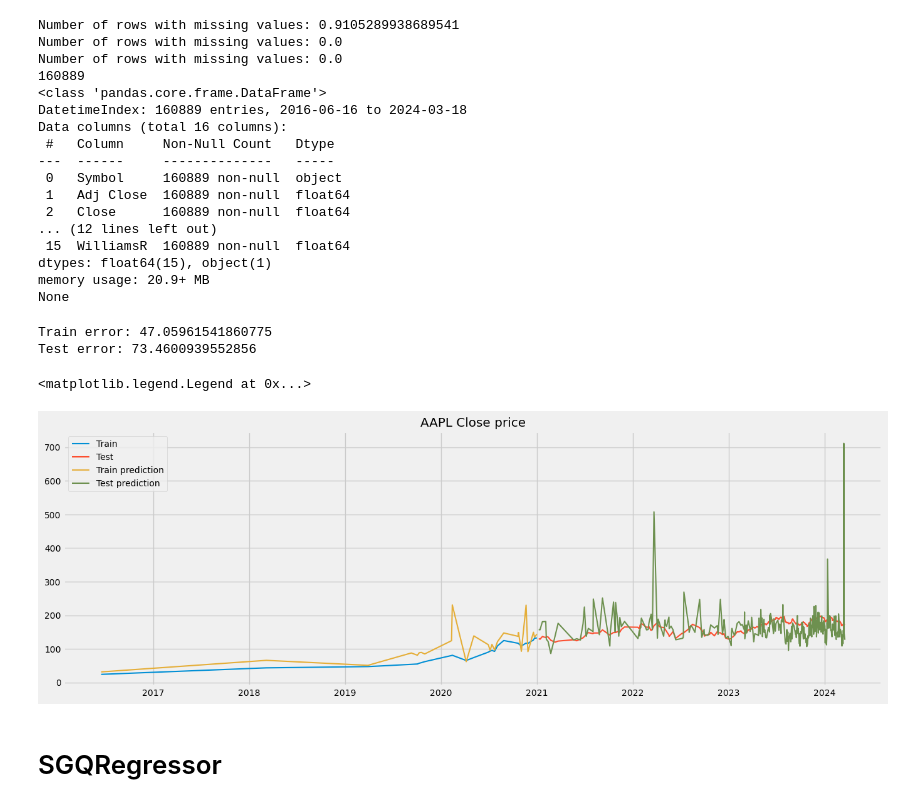
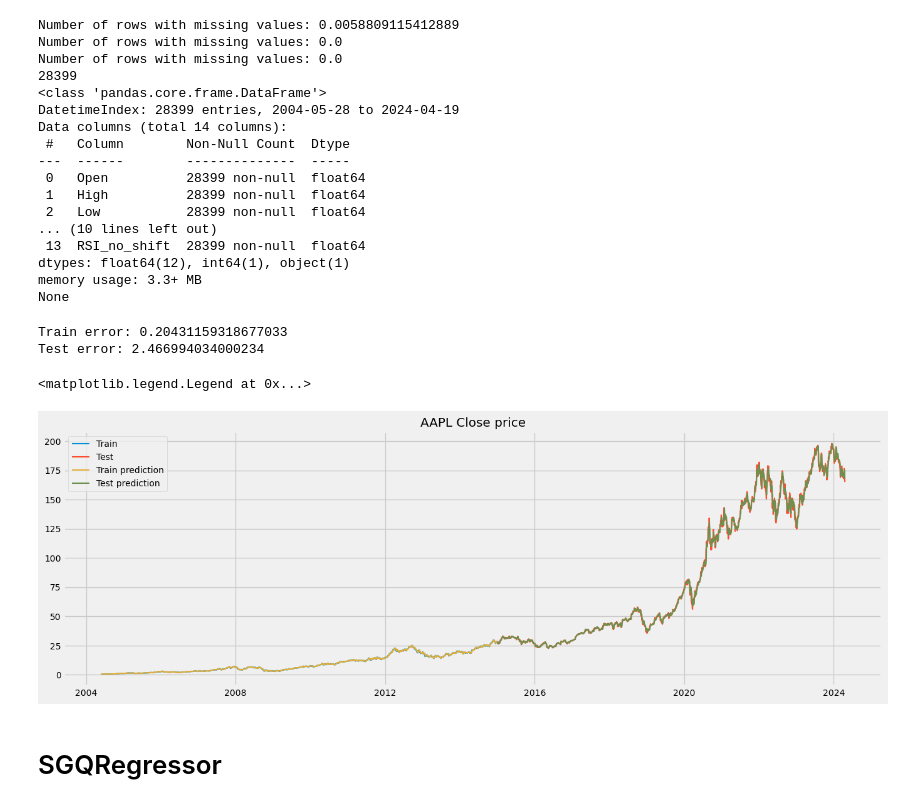
Before and after one commit to maxerial-benruscon/S_P_500_Prediction, a Jupyter notebook: exploration/starting_notebook.ipynb, the cells around one changed output. Saved outputs shown, nothing was run; the diff lists cells and outputs as text; code cells hidden in the pictures.

```diff
--- a/exploration/starting_notebook.ipynb
+++ b/exploration/starting_notebook.ipynb
@@ -58,29 +32,0 @@ data.tail()
-# %%
-
-
-# Assuming 'data' is your DataFrame
-# Ensure your DataFrame is sorted by 'Date' if it's not already
-data.sort_values(by=['Date'], inplace=True)
-
-# Placeholder DataFrame to hold the results
-result_data = pd.DataFrame()
-
-for symbol in data['Symbol'].unique():
-    # Filter the DataFrame for the current symbol
-    stock_data = data[data['Symbol'] == symbol]
-
-    # Calculate the SMA for the filtered DataFrame
-    # Here, we are calculating a 20-day SMA of the 'Close' price
-    stock_data['RSI'] = TA.RSI(stock_data)
-    stock_data['ATR'] = TA.ATR(stock_data)
-    stock_data['BBWIDTH'] = TA.BBWIDTH(stock_data)
-    stock_data['WilliamsR'] = TA.WILLIAMS(stock_data)
-
-    # Append the results to the result_data
-    result_data = pd.concat([result_data, stock_data])
-
-# Optionally, you might want to sort the result_data by 'Date' and 'Symbol' again
-result_data.sort_values(by=['Date', 'Symbol'], inplace=True)
-
-data = result_data
-# result_data now contains your original data along with the new 20d_SMA indicator for each stock
@@ -105,27 +112,27 @@ See the caveats in the documentation: https://pandas.pydata.org/pandas-docs/stab
 # %%
 print(f'Number of rows with missing values: {data.isnull().any(axis=1).mean()}')
-data.dropna(subset=['Close','5ma', '25ma', '50ma', '100ma', '200ma', 'RSI', 'ATR', 'BBWIDTH', 'WilliamsR'], inplace=True)
+data.dropna(subset=['Close','3ma', '7ma', '14ma', '21ma', '28ma', 'RSI_14' ], inplace=True)
 print(f'Number of rows with missing values: {data.isnull().any(axis=1).mean()}')
 print(f'Number of rows with missing values: {data.isnull().any(axis=1).mean()}')
 print(len(data))
 print(data.info())
 # %% [output]
-Number of rows with missing values: 0.9105289938689541
+Number of rows with missing values: 0.0058809115412889
 Number of rows with missing values: 0.0
 Number of rows with missing values: 0.0
-160889
+28399
 <class 'pandas.core.frame.DataFrame'>
-DatetimeIndex: 160889 entries, 2016-06-16 to 2024-03-18
-Data columns (total 16 columns):
- #   Column     Non-Null Count   Dtype
----  ------     --------------   -----
- 0   Symbol     160889 non-null  object
- 1   Adj Close  160889 non-null  float64
- 2   Close      160889 non-null  float64
-... (12 lines left out)
- 15  WilliamsR  160889 non-null  float64
-dtypes: float64(15), object(1)
-memory usage: 20.9+ MB
+DatetimeIndex: 28399 entries, 2004-05-28 to 2024-04-19
+Data columns (total 14 columns):
+ #   Column        Non-Null Count  Dtype
+---  ------        --------------  -----
+ 0   Open          28399 non-null  float64
+ 1   High          28399 non-null  float64
+ 2   Low           28399 non-null  float64
+... (10 lines left out)
+ 13  RSI_no_shift  28399 non-null  float64
+dtypes: float64(12), int64(1), object(1)
+memory usage: 3.3+ MB
 None
 # %%
 #forcast the close price using the 25ma and 50ma
@@ -133,13 +140,13 @@ None
 #convert Date to index
 #data.set_index('Date', inplace=True)
 
-data_train = data.loc[data.index < '2021-01-01']
-data_test = data.loc[data.index >= '2021-01-01']
+data_train = data.loc[data.index < '2015-01-01']
+data_test = data.loc[data.index >= '2015-01-01']
 
-X_train = data_train[['5ma','25ma', '50ma', '100ma', '200ma',  'RSI', 'ATR', 'BBWIDTH', 'WilliamsR']]
+X_train = data_train[['3ma','7ma', '14ma', '21ma', '28ma', 'RSI_14'   ]]
 y_train = data_train['Close']
 
-X_test = data_test[['5ma','25ma', '50ma', '100ma', '200ma',  'RSI', 'ATR', 'BBWIDTH', 'WilliamsR']]
+X_test = data_test[['3ma','7ma', '14ma', '21ma', '28ma', 'RSI_14'   ]]
 y_test = data_test['Close']
 
 #standardize the data
@@ -149,36 +156,36 @@ X_test_scaled = scaler.transform(X_test)
 
 #train the model_Ridge
 model_Ridge = Ridge()
 model_Ridge.fit(X_train_scaled, y_train)
 
 #predict the close price
 y_train_pred = model_Ridge.predict(X_train_scaled)
 
 y_test_pred = model_Ridge.predict(X_test_scaled)
 
 #print train and test error
 print(f'Train error: {mean_absolute_error(y_train, y_train_pred)}')
 print(f'Test error: {mean_absolute_error(y_test, y_test_pred)}')
 
 
 #filter predictions and actual values by one symbol == 'AAPL'
 
 
 #plot the results
 plt.figure(figsize=(15, 5))
 plt.plot(data_train.loc[data_train['Symbol'] == 'AAPL'].index, data_train.loc[data_train['Symbol'] == 'AAPL']['Close'], label='Train')
 plt.plot(data_test.loc[data_test['Symbol'] == 'AAPL'].index, data_test.loc[data_test['Symbol'] == 'AAPL']['Close'], label='Test')
 
 plt.plot(data_train.loc[data_train['Symbol'] == 'AAPL'].index, y_train_pred[data_train['Symbol'] == 'AAPL'], label='Train prediction')
 plt.plot(data_test.loc[data_test['Symbol'] == 'AAPL'].index, y_test_pred[data_test['Symbol'] == 'AAPL'], label='Test prediction')
 
 plt.title('AAPL Close price')
 plt.legend()
 # %% [output]
-Train error: 47.05961541860775
-Test error: 73.4600939552856
+Train error: 0.20431159318677033
+Test error: 2.466994034000234
 <matplotlib.legend.Legend at 0x...>
-[figure, old version]
+[figure, new version]
 # %% [markdown]
 # SGQRegressor
 # %%
```
Also changed, not shown: parts of 12 cells of this notebook, 1 other file.
